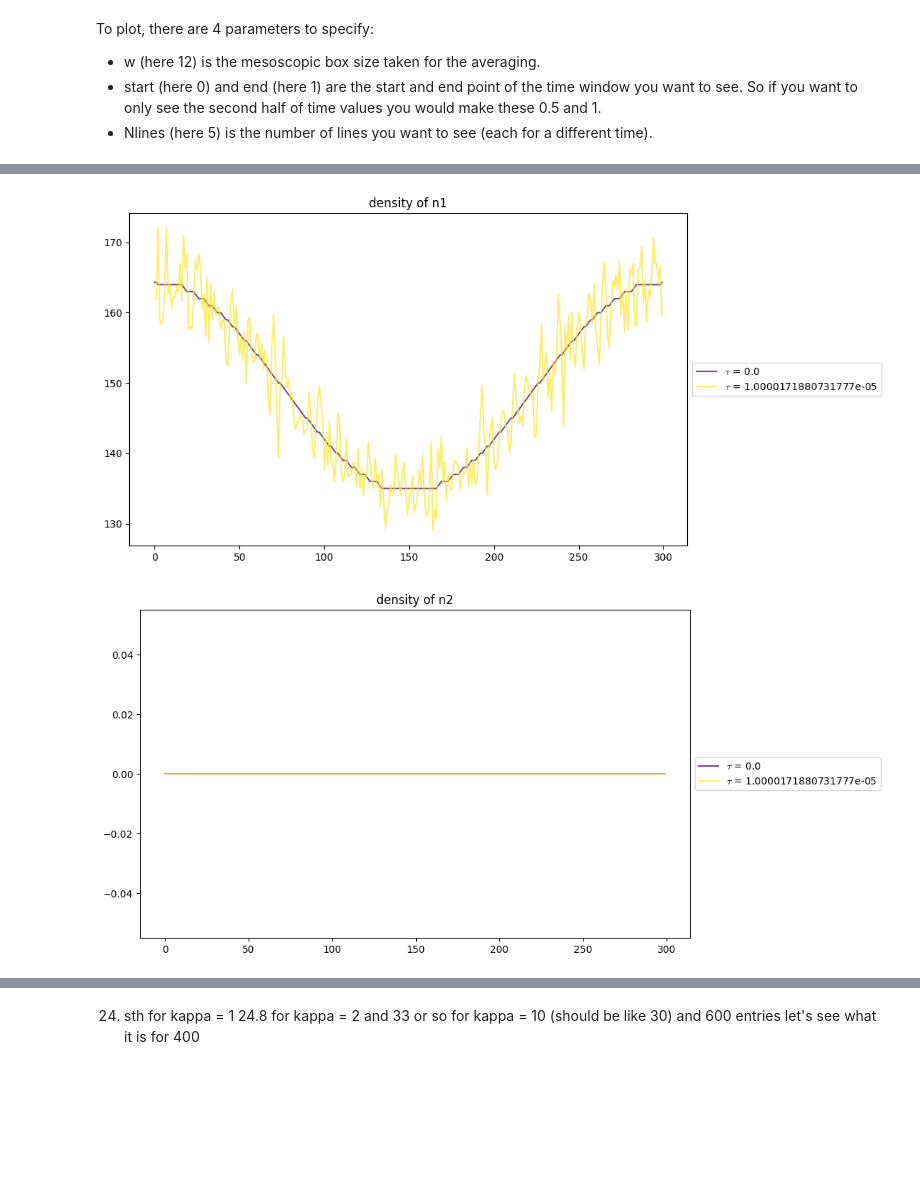
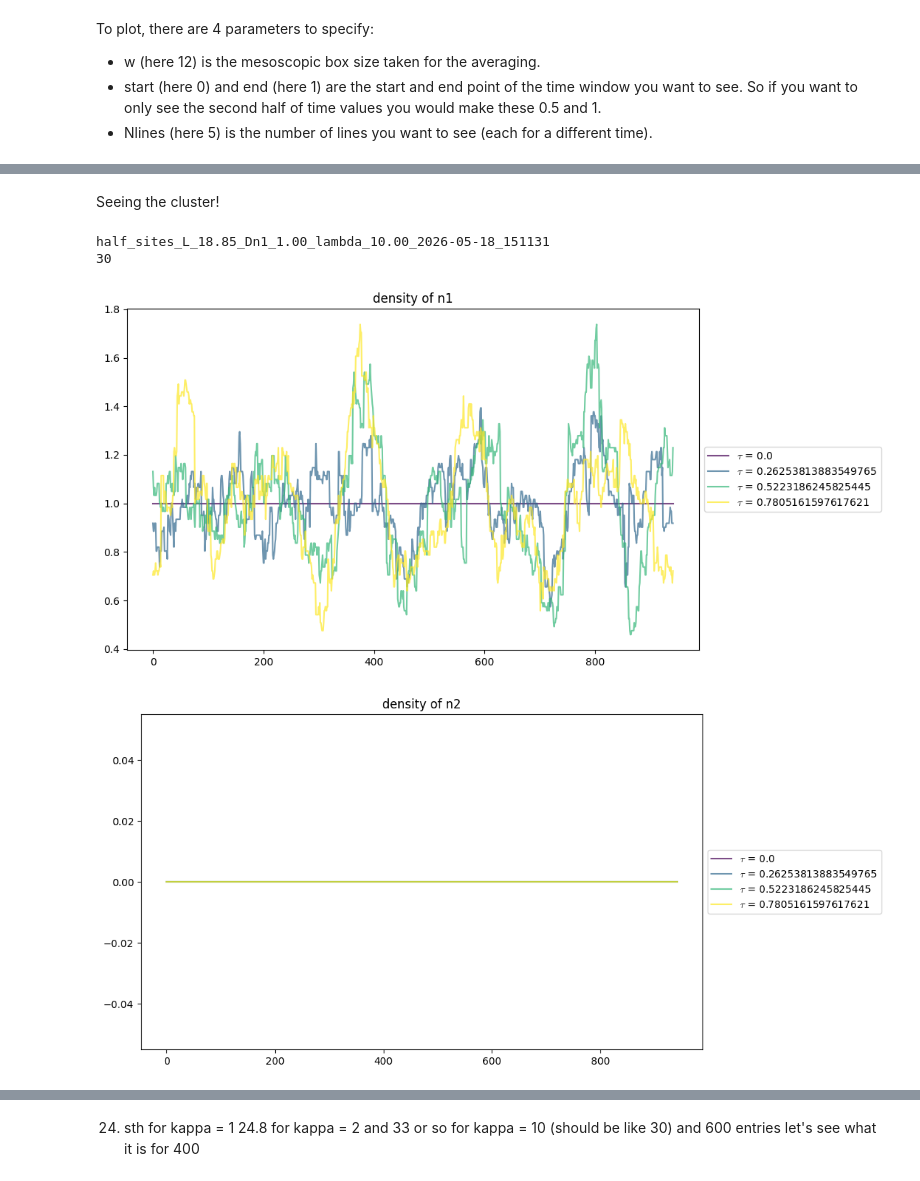
Before and after one commit to HappyTurtle99/Microscopic, a Jupyter notebook: visualize.ipynb, the cells around one changed output, grey strips where cells are left out. Cells and saved outputs as stored; diff of their text form; code cells hidden in the pictures; blank space fills up the shorter version.

```diff
--- a/visualize.ipynb
+++ b/visualize.ipynb
@@ -42,7 +59,16 @@ end (here 1) are the start and end point of the time window you want to see. So
+# %% [markdown]
+Seeing the cluster!
 # %%
-w = 1
+# path = files[8]
+path = 'half_sites_L_18.85_Dn1_1.00_lambda_10.00_2026-05-18_151131'
+print(path)
+occupancies_t, tau_t, _, _, _ = load_sim(path)
+w = int(occupancies_t.shape[2] ** 0.5)
 
-plot_results(occupancies_t, tau_t, w, 0, 1, 10)
+print(w)
+plot_results(occupancies_t, tau_t, w, 0, 0.2, 4)
 # %% [output]
+half_sites_L_18.85_Dn1_1.00_lambda_10.00_2026-05-18_151131
+30
-[figure, old version]
+[figure, new version]
-[figure, old version]
+[figure, new version]
```
Also changed, not shown: parts of 25 cells of this notebook, 16 other files.
